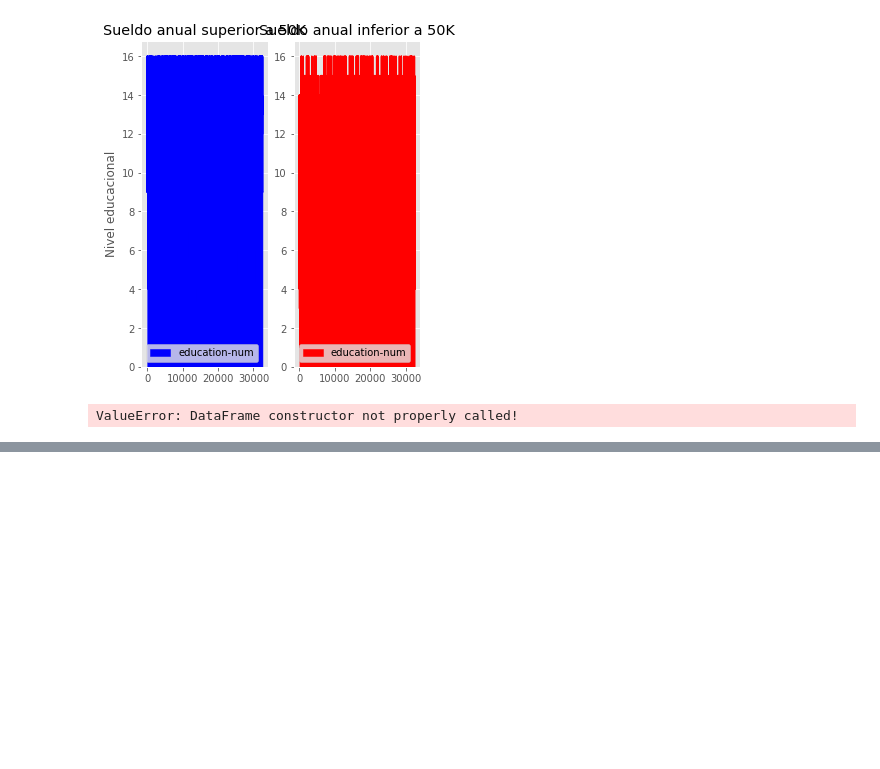
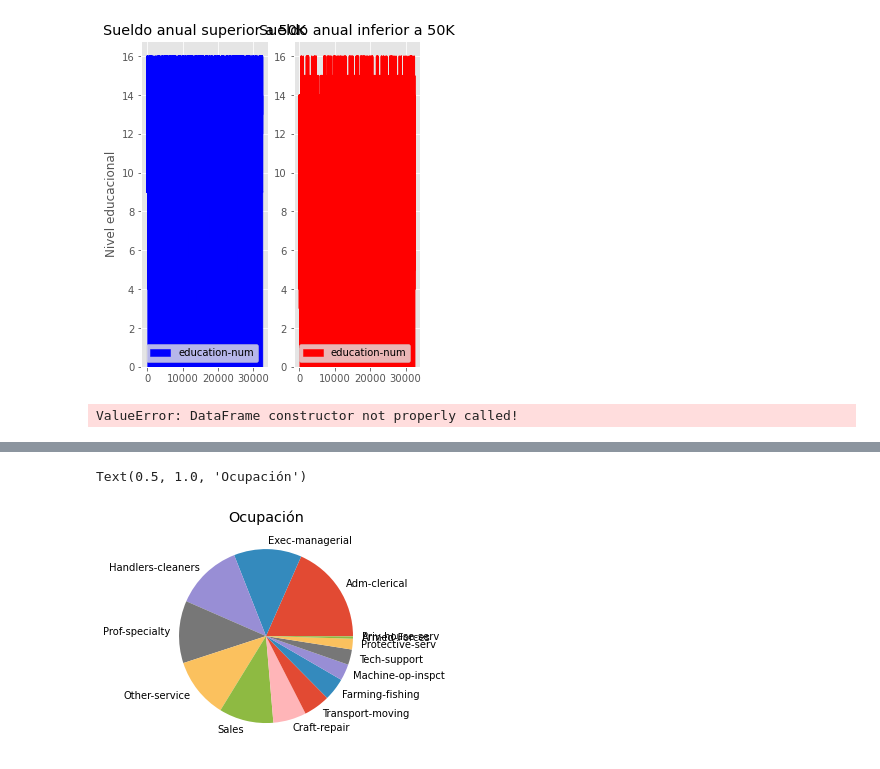
Before and after one commit to KenderWebos/python-data-science, a Jupyter notebook: tarea_3/Main/visualizacion.ipynb, the cells around one changed output, grey strips where cells are left out. Saved outputs shown, nothing was run; the diff lists cells and outputs as text; code cells hidden in the pictures; blank space fills up the shorter version.

```diff
--- a/tarea_3/Main/visualizacion.ipynb
+++ b/tarea_3/Main/visualizacion.ipynb
@@ -275,0 +322,9 @@ df_sex.head()
+# %%
+encabezado = ["occupation"]
+df_content = pd.DataFrame(df, columns = encabezado)
+
+plt.pie(df_content["occupation"].value_counts().array, labels=df_content["occupation"].unique())
+plt.title("Ocupación")
+# %% [output]
+Text(0.5, 1.0, 'Ocupación')
+[figure, added]
```
Also changed, not shown: parts of 6 cells of this notebook.
